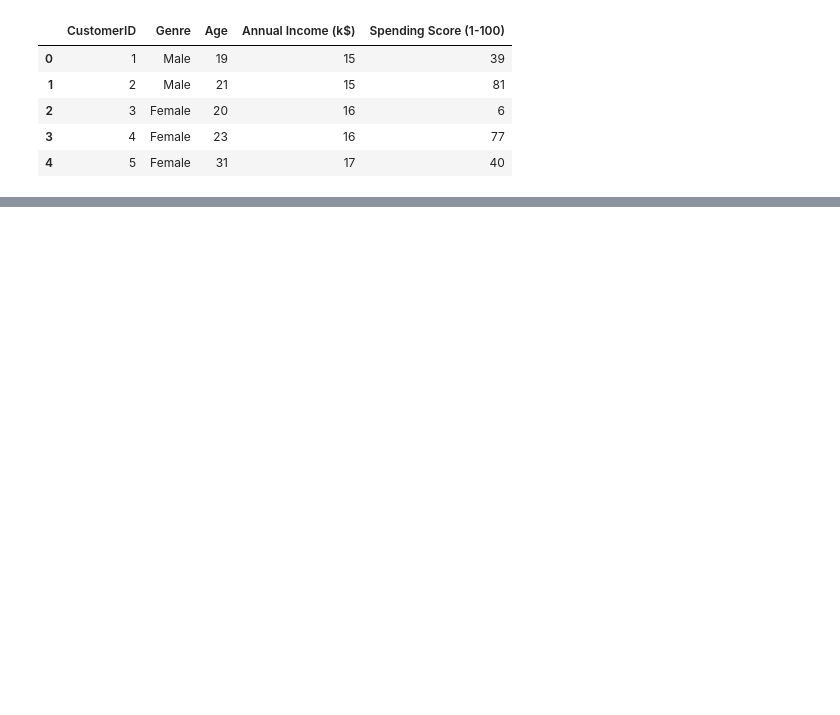
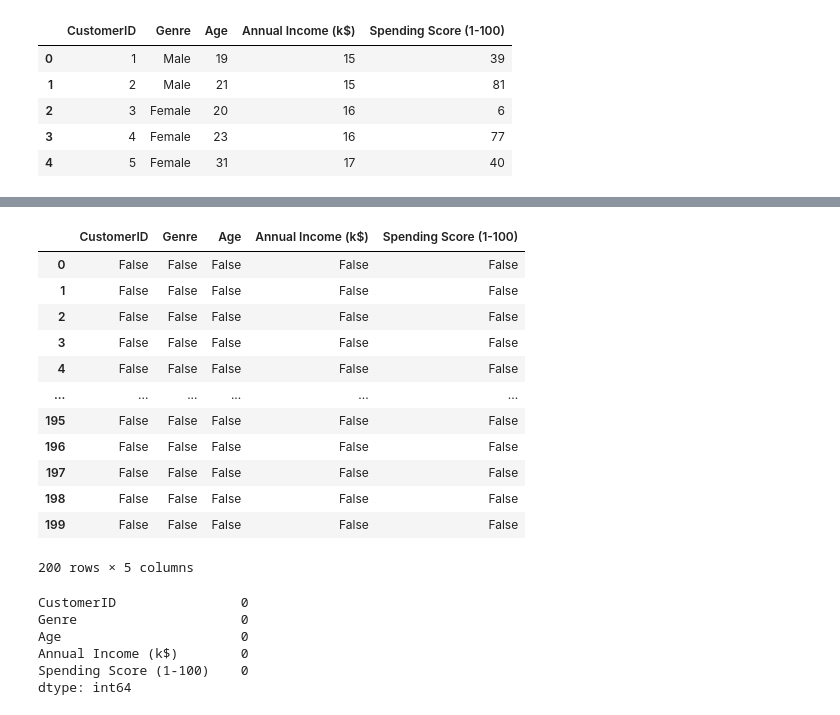
Before and after one commit to balakrishnasurya/Customer-Clustering, a Jupyter notebook: Customer Data Clustering.ipynb, the cells around one changed output, grey strips where cells are left out. Saved outputs shown, nothing was run; the diff lists cells and outputs as text; code cells hidden in the pictures; blank space fills up the shorter version.

Commit message:
Technically completed the project but there are alot of work to be done here like understanding many things

```diff
--- a/Customer Data Clustering.ipynb
+++ b/Customer Data Clustering.ipynb
@@ -18,0 +49,26 @@ customer_data.head()
+# %%
+customer_data.isnull()
+#this is used to check if there is any any value
+# %% [output]
+|  | CustomerID | Genre | Age | Annual Income (k$) | Spending Score (1-100) |
+| 0 | False | False | False | False | False |
+| 1 | False | False | False | False | False |
+| 2 | False | False | False | False | False |
+| 3 | False | False | False | False | False |
+| 4 | False | False | False | False | False |
+| ... | ... | ... | ... | ... | ... |
+| 195 | False | False | False | False | False |
+| 196 | False | False | False | False | False |
+| 197 | False | False | False | False | False |
+| 198 | False | False | False | False | False |
+| 199 | False | False | False | False | False |
+200 rows × 5 columns
+# %%
+customer_data.isnull().sum()
+# %% [output]
+CustomerID                0
+Genre                     0
+Age                       0
+Annual Income (k$)        0
+Spending Score (1-100)    0
+dtype: int64
```
Also changed, not shown: parts of 17 cells of this notebook.
